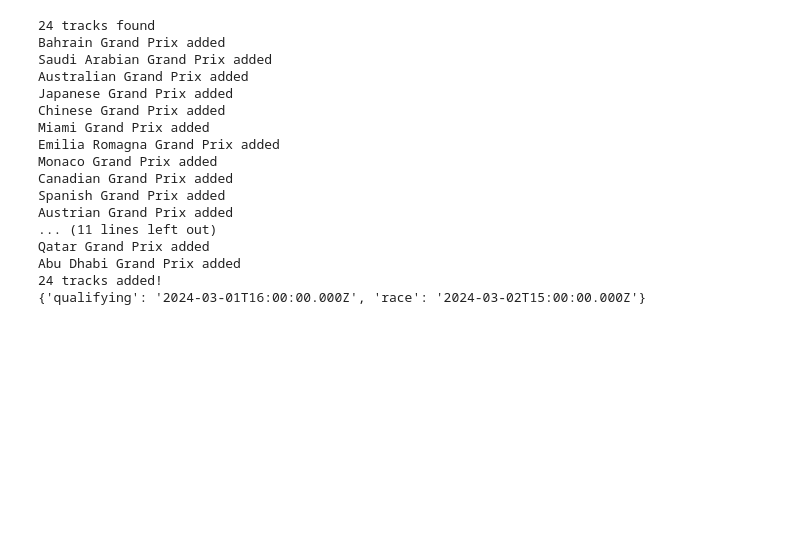
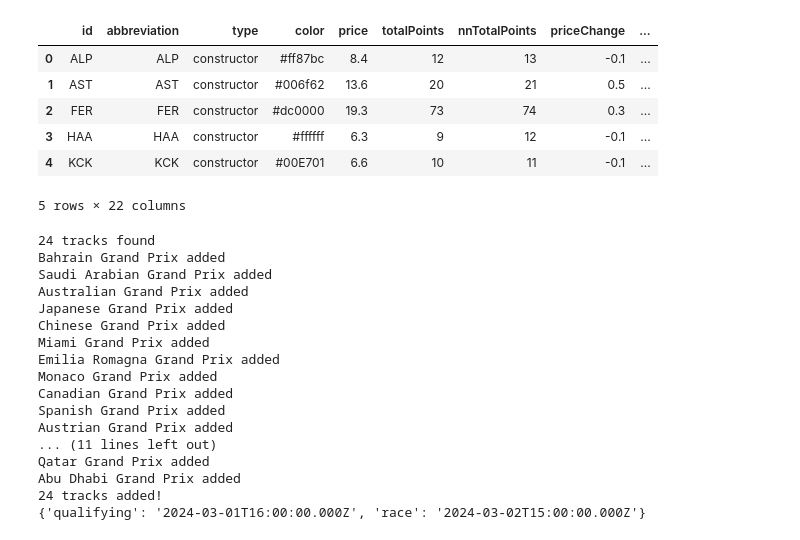
Before and after one commit to Buluma-Ke/F1-Fantasy-tool, a Jupyter notebook: transform.ipynb, the cells around one changed output. Cells and saved outputs as stored; diff of their text form; code cells hidden in the pictures; blank space fills up the shorter version.

```diff
--- a/transform.ipynb
+++ b/transform.ipynb
@@ -26,3 +27,10 @@ JSON file loaded succesfully
        'nnPoints': 0},
       'totalPoints': {'points': 2, 'text': 'Race Points', 'nnPoints': 6},
       'fastestLapPoints': {'points': 0, 'text': 'Fastest Lap', 'nnPoi
+# %%
+from ETL.transform2 import PointTextColumnDeletion
+
+constructordata, key = jsontodf.ConstructorsResults(1)
+print(len(constructordata))
+const_df = jsontodf.loadtodf(constructordata)
+const_df = PointTextColumnDeletion(const_df)
@@ -29,3 +54,13 @@ JSON file loaded succesfully
+# %%
+const_df.head()
+# %% [output]
+|  | id | abbreviation | type | color | price | totalPoints | nnTotalPoints | priceChange | ... |
+| 0 | ALP | ALP | constructor | #ff87bc | 8.4 | 12 | 13 | -0.1 | ... |
+| 1 | AST | AST | constructor | #006f62 | 13.6 | 20 | 21 | 0.5 | ... |
+| 2 | FER | FER | constructor | #dc0000 | 19.3 | 73 | 74 | 0.3 | ... |
+| 3 | HAA | HAA | constructor | #ffffff | 6.3 | 9 | 12 | -0.1 | ... |
+| 4 | KCK | KCK | constructor | #00E701 | 6.6 | 10 | 11 | -0.1 | ... |
+5 rows × 22 columns
 # %%
 
 trackdata = jsontodf.track_data()
```
Also changed, not shown: parts of 2 cells of this notebook, 3 other files.
